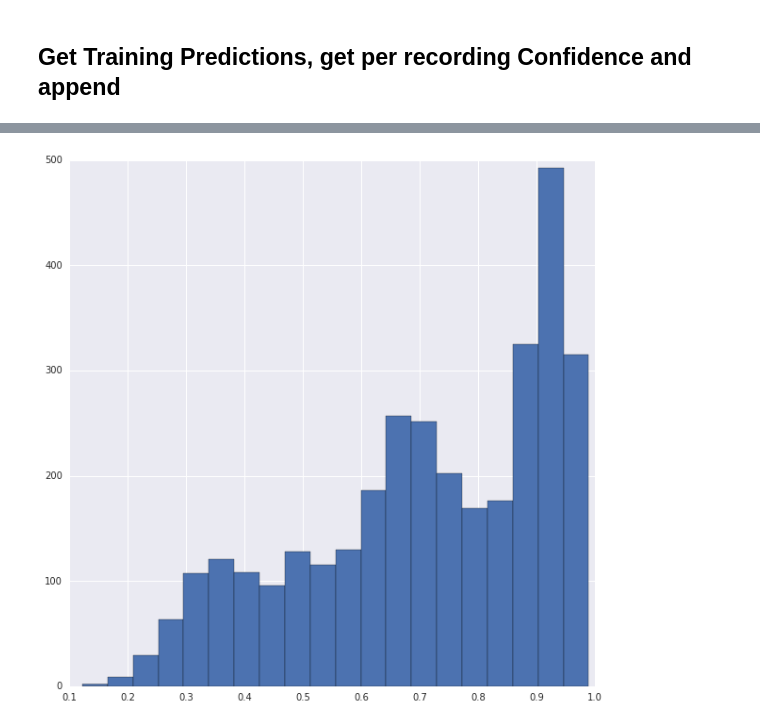
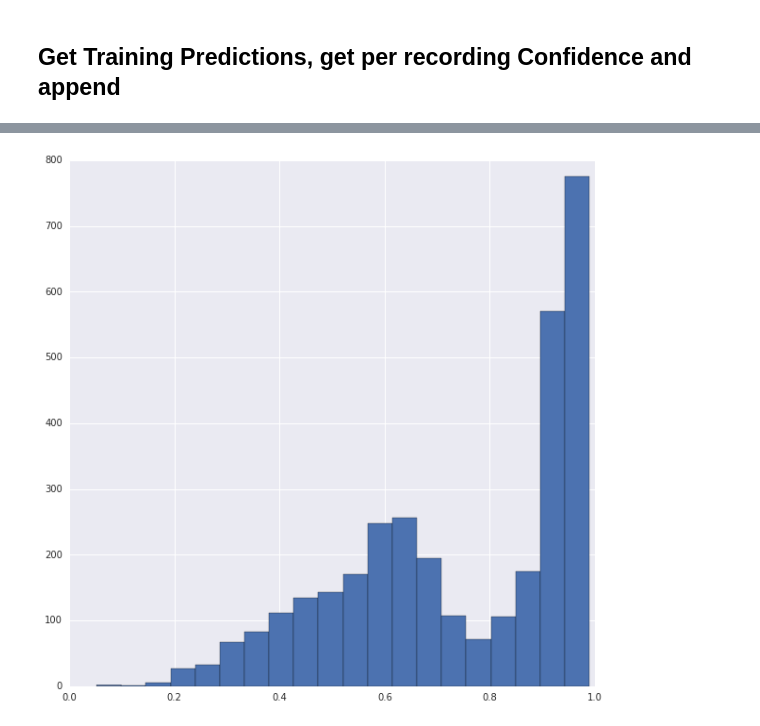
Before and after one commit to AhmedImtiazPrio/heartnet, a Jupyter notebook: codes/eval.ipynb, the cells around one changed output, grey strips where cells are left out. Cells and saved outputs as stored; diff of their text form; code cells hidden in the pictures.

```diff
--- a/codes/eval.ipynb
+++ b/codes/eval.ipynb
@@ -206,5 +206,6 @@ Best Val model:                 weights.0161-0.8362.hdf5
 # %%
-checkpoint_name = os.path.join(model_dir+log_name,weights['val_sensitivity'])
+metric = 'val_specificity'
+checkpoint_name = os.path.join(model_dir+log_name,weights[metric])
 model.load_weights(checkpoint_name)
 print("Checkpoint loaded:\n %s" % checkpoint_name)
 # %% [output]
@@ -254,8 +255,8 @@ for s in train_parts:
     temp = sum(predicted_confidence[start_idx:start_idx + int(s) - 1])/s
     pred.append(temp)
     start_idx = start_idx + int(s)
-dfTrain['conf_true']=pred
+dfTrain['conf_'+metric]=pred
 plt.figure(figsize=(10,10))
-dfTrain.conf_true.hist(bins=20)
+dfTrain['conf_'+metric].hist(bins=20)
 plt.show()
 # %% [output]
@@ -263,3 +264,3 @@ plt.show()
-[figure, old version]
+[figure, new version]
 # %%
 plt.figure(figsize=(10,10))
```
Also changed, not shown: parts of 16 cells of this notebook.
